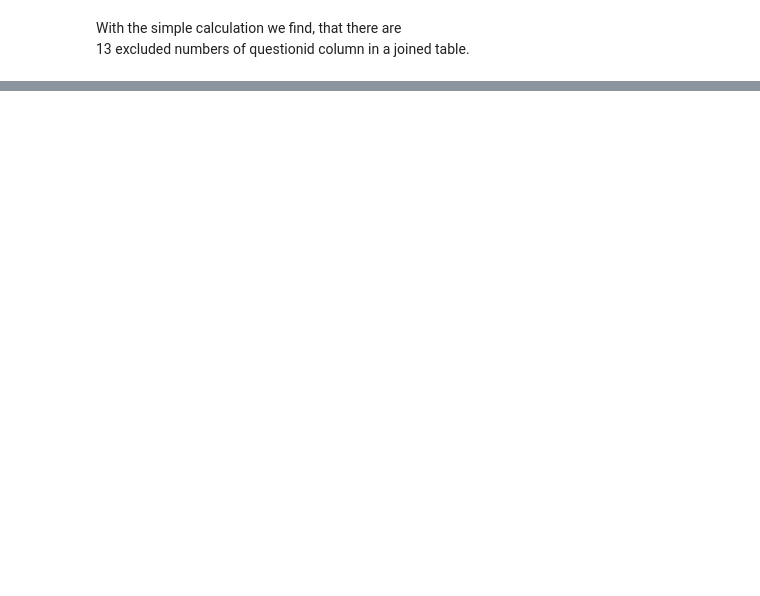
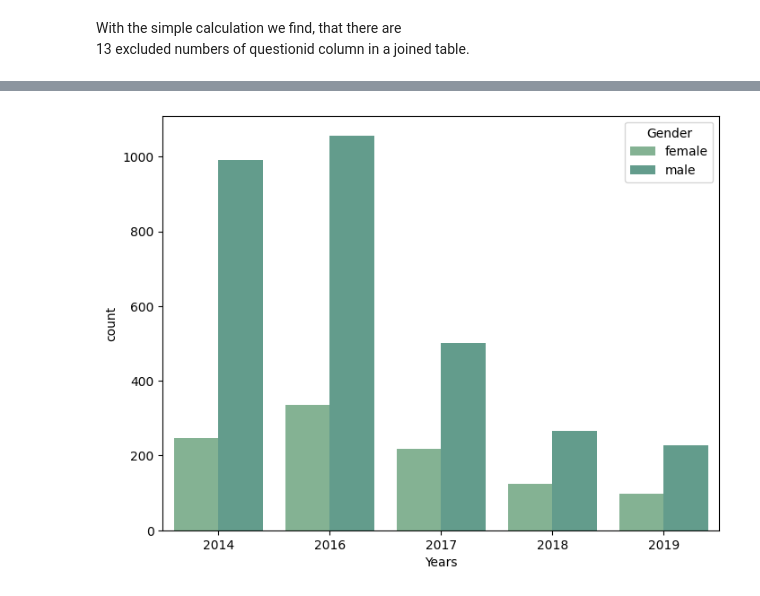
Before and after one commit to ShariYo/Modul2_Sprint1, a Jupyter notebook: project/main.ipynb, the cells around one changed output, grey strips where cells are left out. Saved outputs shown, nothing was run; the diff lists cells and outputs as text; code cells hidden in the pictures; blank space fills up the shorter version.

```diff
--- a/project/main.ipynb
+++ b/project/main.ipynb
@@ -82,0 +170,15 @@ With the simple calculation we find, that there are
+# %%
+query = """
+SELECT UserID, SurveyID Years,
+MAX(CASE WHEN QuestionID = 1 THEN AnswerText END) AS Age,
+MAX(CASE WHEN QuestionID = 2 THEN AnswerText END) AS Gender
+FROM Answer
+WHERE QuestionID IN (1, 2)
+GROUP BY UserID
+"""
+genders_age = pd.read_sql_query(query, con)
+
+genders_age["Gender"] = genders_age["Gender"].str.lower()
+genders_age["Gender"] = genders_age["Gender"].apply(lambda x: "other" if x not in ("female", "male") else x)
+genders_age = genders_age[genders_age["Gender"] != "other"]
+# genders_age["Gender"].value_counts()
@@ -82,0 +199,13 @@ With the simple calculation we find, that there are
+# %%
+gender = genders_age.pivot_table(index="Years", columns="Gender", aggfunc="size")
+
+plt.figure(figsize=(8, 6))
+splot = sns.countplot(
+    data=genders_age,
+    x='Years',
+    hue="Gender"
+)
+
+plt.show()
+# %% [output]
+[figure, added]
```
Also changed, not shown: parts of 21 cells of this notebook.
